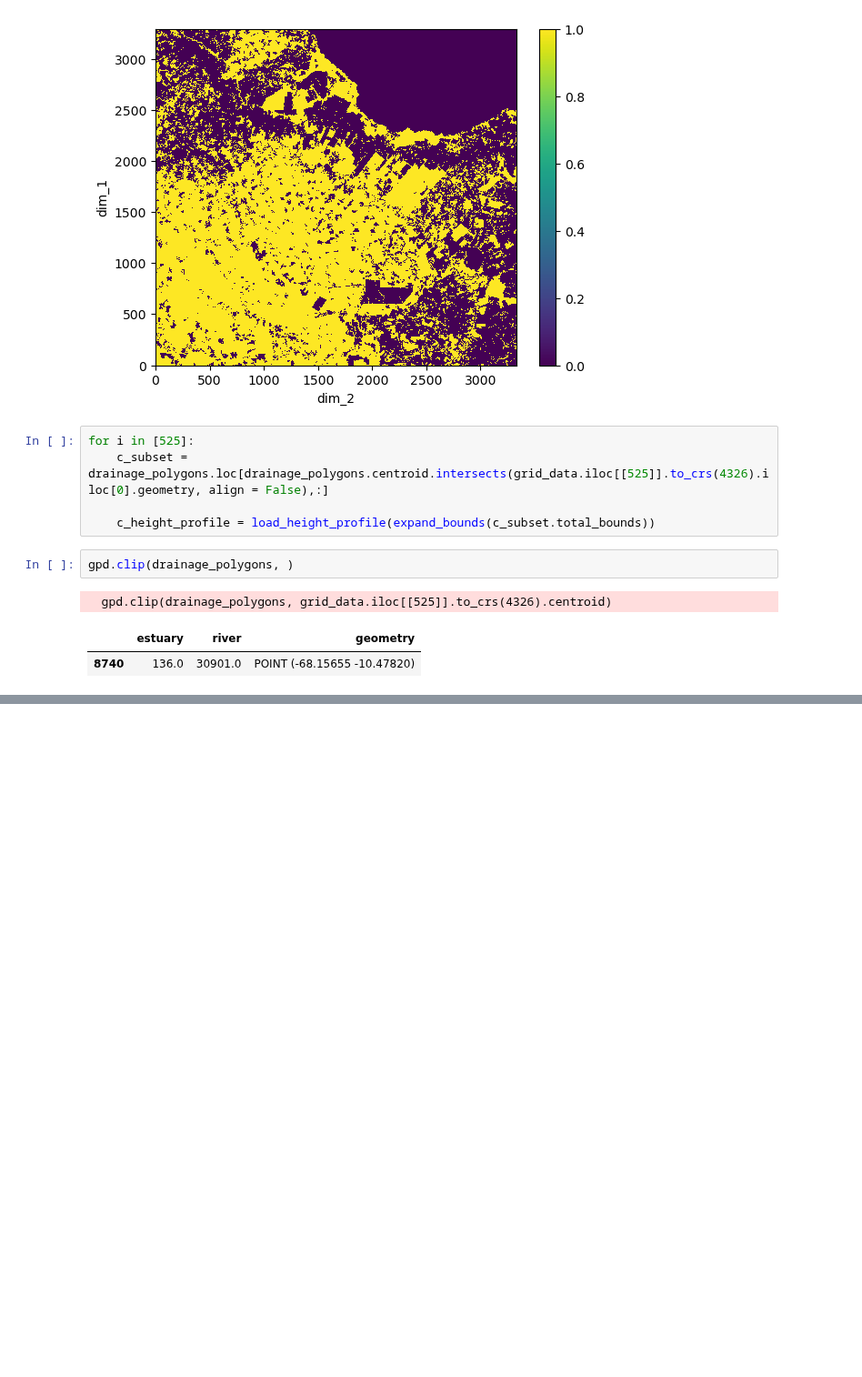
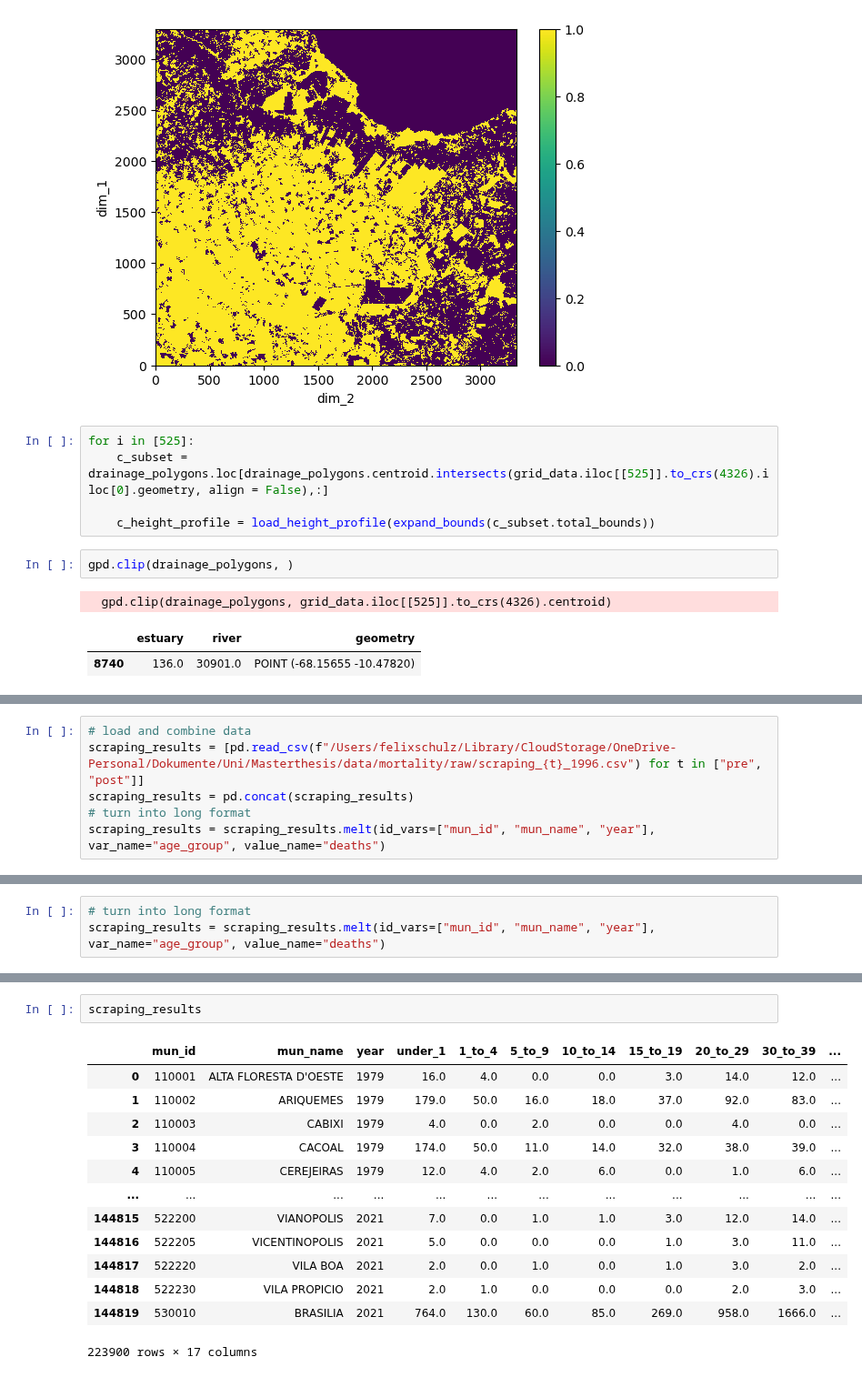
Before and after one commit to felixschulz385/Masterthesis, a Jupyter notebook: code/experiments/final_experiments.ipynb, the cells around one changed output, grey strips where cells are left out. Shown at 91% size. Saved outputs shown, nothing was run; the diff lists cells and outputs as text; blank space fills up the shorter version.

```diff
--- a/code/experiments/final_experiments.ipynb
+++ b/code/experiments/final_experiments.ipynb
@@ -509,0 +512,6 @@ gpd.clip(drainage_polygons, )
+# %%
+# load and combine data
+scraping_results = [pd.read_csv(f"/Users/felixschulz/Library/CloudStorage/OneDrive-Personal/Dokumente/Uni/Masterthesis/data/mortality/raw/scraping_{t}_1996.csv") for t in ["pre", "post"]]
+scraping_results = pd.concat(scraping_results)
+# turn into long format
+scraping_results = scraping_results.melt(id_vars=["mun_id", "mun_name", "year"], var_name="age_group", value_name="deaths")
@@ -509,0 +554,3 @@ gpd.clip(drainage_polygons, )
+# %%
+# turn into long format
+scraping_results = scraping_results.melt(id_vars=["mun_id", "mun_name", "year"], var_name="age_group", value_name="deaths")
@@ -509,0 +587,16 @@ gpd.clip(drainage_polygons, )
+# %%
+scraping_results
+# %% [output]
+|  | mun_id | mun_name | year | under_1 | 1_to_4 | 5_to_9 | 10_to_14 | 15_to_19 | 20_to_29 | 30_to_39 | ... |
+| 0 | 110001 | ALTA FLORESTA D'OESTE | 1979 | 16.0 | 4.0 | 0.0 | 0.0 | 3.0 | 14.0 | 12.0 | ... |
+| 1 | 110002 | ARIQUEMES | 1979 | 179.0 | 50.0 | 16.0 | 18.0 | 37.0 | 92.0 | 83.0 | ... |
+| 2 | 110003 | CABIXI | 1979 | 4.0 | 0.0 | 2.0 | 0.0 | 0.0 | 4.0 | 0.0 | ... |
+| 3 | 110004 | CACOAL | 1979 | 174.0 | 50.0 | 11.0 | 14.0 | 32.0 | 38.0 | 39.0 | ... |
+| 4 | 110005 | CEREJEIRAS | 1979 | 12.0 | 4.0 | 2.0 | 6.0 | 0.0 | 1.0 | 6.0 | ... |
+| ... | ... | ... | ... | ... | ... | ... | ... | ... | ... | ... | ... |
+| 144815 | 522200 | VIANOPOLIS | 2021 | 7.0 | 0.0 | 1.0 | 1.0 | 3.0 | 12.0 | 14.0 | ... |
+| 144816 | 522205 | VICENTINOPOLIS | 2021 | 5.0 | 0.0 | 0.0 | 0.0 | 1.0 | 3.0 | 11.0 | ... |
+| 144817 | 522220 | VILA BOA | 2021 | 2.0 | 0.0 | 1.0 | 0.0 | 1.0 | 3.0 | 2.0 | ... |
+| 144818 | 522230 | VILA PROPICIO | 2021 | 2.0 | 1.0 | 0.0 | 0.0 | 0.0 | 2.0 | 3.0 | ... |
+| 144819 | 530010 | BRASILIA | 2021 | 764.0 | 130.0 | 60.0 | 85.0 | 269.0 | 958.0 | 1666.0 | ... |
+223900 rows × 17 columns
```
Also changed, not shown: parts of 12 cells of this notebook, 4 other files.
